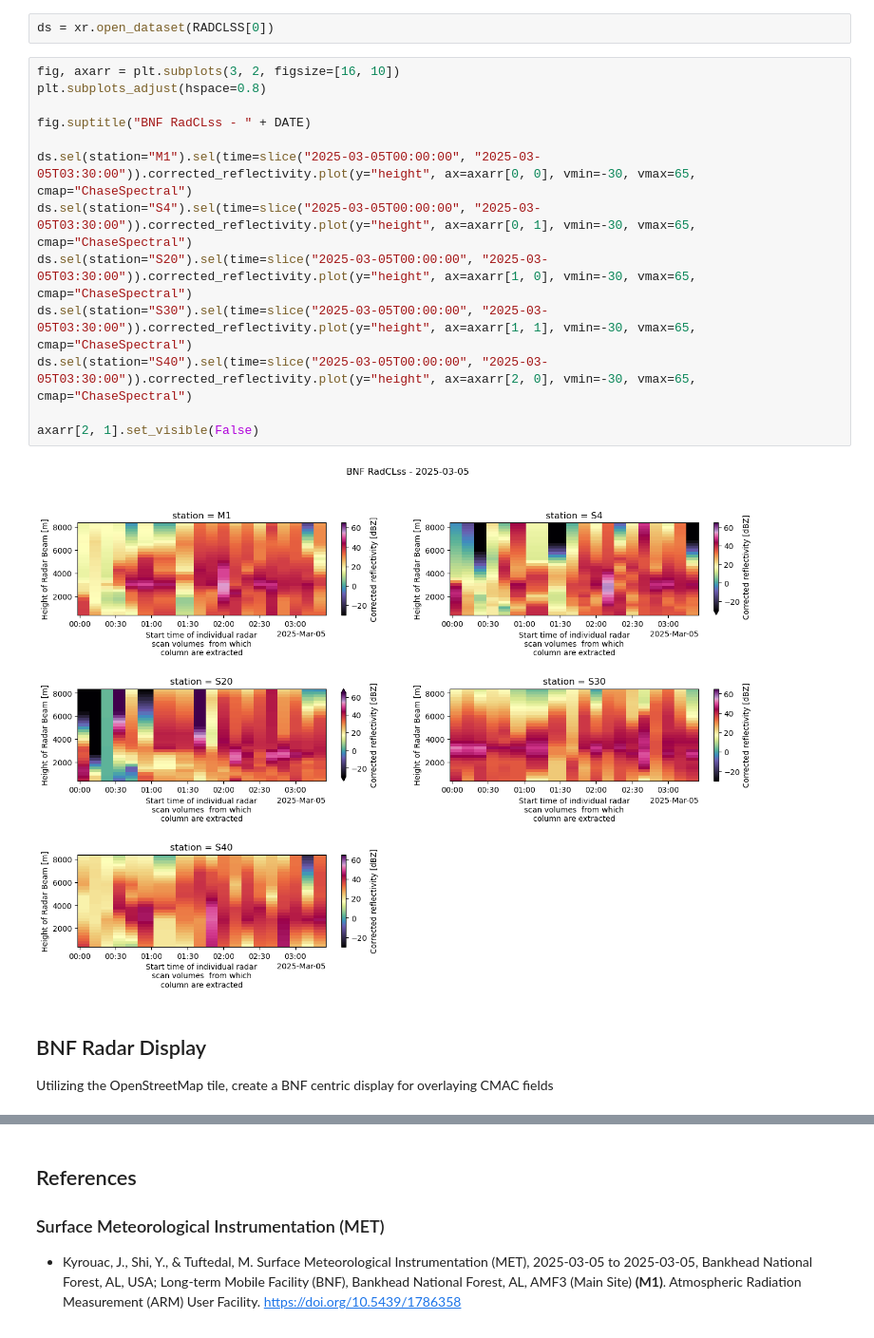
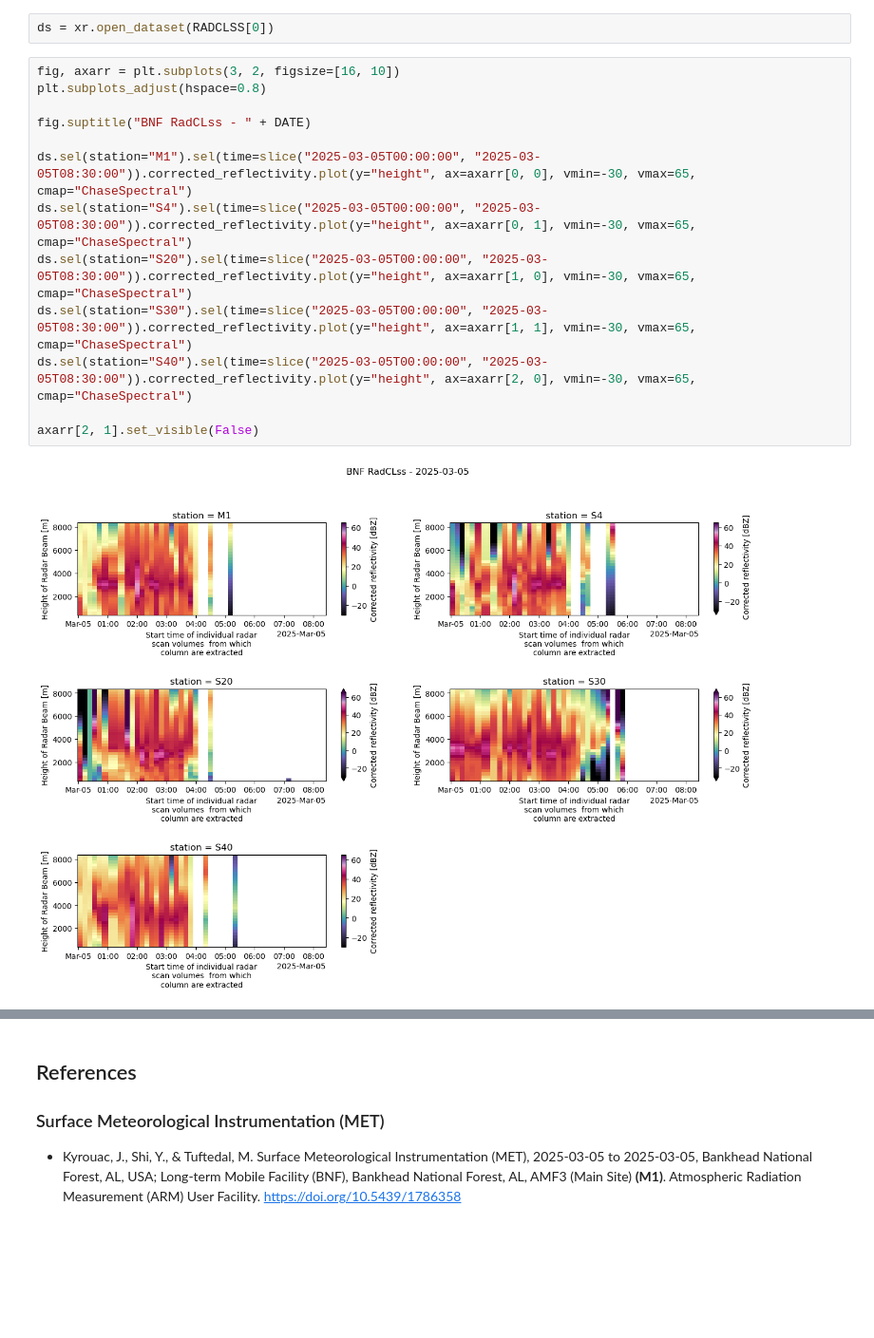
Before and after one commit to ARM-Development/bnf-radar-examples, a Jupyter notebook: notebooks/bnf-cmac-radclss.ipynb, the cells around one changed output, grey strips where cells are left out. Shown: that part at 95% size. Cells and saved outputs as stored; diff of their text form; blank space fills up the shorter version.

```diff
--- a/notebooks/bnf-cmac-radclss.ipynb
+++ b/notebooks/bnf-cmac-radclss.ipynb
@@ -266,20 +184,15 @@ ds = xr.open_dataset(RADCLSS[0])
 # %%
 fig, axarr = plt.subplots(3, 2, figsize=[16, 10])
 plt.subplots_adjust(hspace=0.8)
 
 fig.suptitle("BNF RadCLss - " + DATE)
 
-ds.sel(station="M1").sel(time=slice("2025-03-05T00:00:00", "2025-03-05T03:30:00")).corrected_reflectivity.plot(y="height", ax=axarr[0, 0], vmin=-30, vmax=65, cmap="ChaseSpectral")
-ds.sel(station="S4").sel(time=slice("2025-03-05T00:00:00", "2025-03-05T03:30:00")).corrected_reflectivity.plot(y="height", ax=axarr[0, 1], vmin=-30, vmax=65, cmap="ChaseSpectral")
-ds.sel(station="S20").sel(time=slice("2025-03-05T00:00:00", "2025-03-05T03:30:00")).corrected_reflectivity.plot(y="height", ax=axarr[1, 0], vmin=-30, vmax=65, cmap="ChaseSpectral")
-ds.sel(station="S30").sel(time=slice("2025-03-05T00:00:00", "2025-03-05T03:30:00")).corrected_reflectivity.plot(y="height", ax=axarr[1, 1], vmin=-30, vmax=65, cmap="ChaseSpectral")
-ds.sel(station="S40").sel(time=slice("2025-03-05T00:00:00", "2025-03-05T03:30:00")).corrected_reflectivity.plot(y="height", ax=axarr[2, 0], vmin=-30, vmax=65, cmap="ChaseSpectral")
+ds.sel(station="M1").sel(time=slice("2025-03-05T00:00:00", "2025-03-05T08:30:00")).corrected_reflectivity.plot(y="height", ax=axarr[0, 0], vmin=-30, vmax=65, cmap="ChaseSpectral")
+ds.sel(station="S4").sel(time=slice("2025-03-05T00:00:00", "2025-03-05T08:30:00")).corrected_reflectivity.plot(y="height", ax=axarr[0, 1], vmin=-30, vmax=65, cmap="ChaseSpectral")
+ds.sel(station="S20").sel(time=slice("2025-03-05T00:00:00", "2025-03-05T08:30:00")).corrected_reflectivity.plot(y="height", ax=axarr[1, 0], vmin=-30, vmax=65, cmap="ChaseSpectral")
+ds.sel(station="S30").sel(time=slice("2025-03-05T00:00:00", "2025-03-05T08:30:00")).corrected_reflectivity.plot(y="height", ax=axarr[1, 1], vmin=-30, vmax=65, cmap="ChaseSpectral")
+ds.sel(station="S40").sel(time=slice("2025-03-05T00:00:00", "2025-03-05T08:30:00")).corrected_reflectivity.plot(y="height", ax=axarr[2, 0], vmin=-30, vmax=65, cmap="ChaseSpectral")
 
 axarr[2, 1].set_visible(False)
 # %% [output]
-[figure, old version]
+[figure, new version]
-# %% [markdown]
-## BNF Radar Display
-
-Utilizing the OpenStreetMap tile, create a BNF centric display for overlaying
-CMAC fields
```
Also changed, not shown: parts of 12 cells of this notebook, 1 other file.
